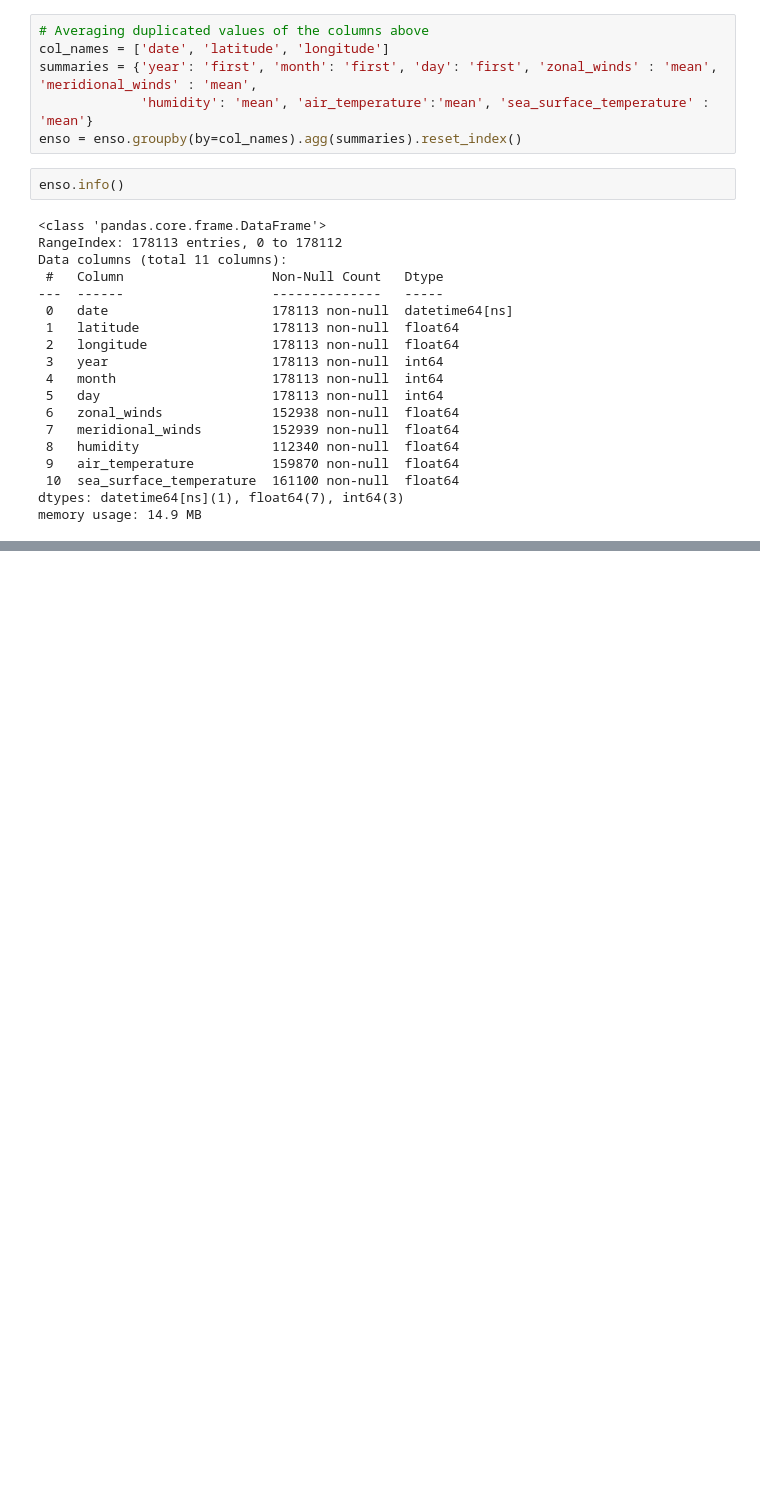
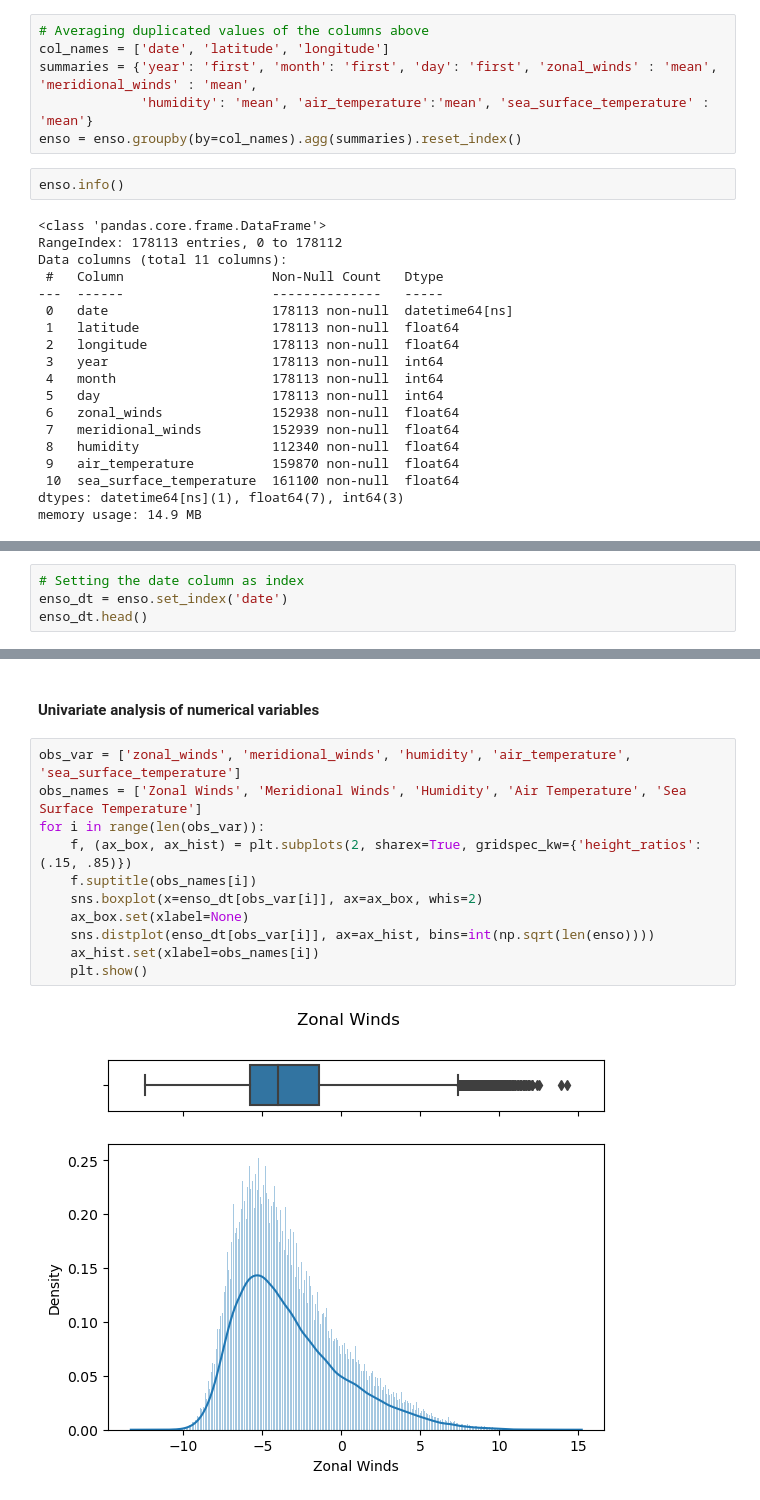
Before and after one commit to agraglez/enso-analysis, a Jupyter notebook: notebooks/enso-analysis.ipynb, the cells around one changed output, grey strips where cells are left out. Cells and saved outputs as stored; diff of their text form; blank space fills up the shorter version.

Commit message:
Adding ENSO.csv files to data and updating notebook

```diff
--- a/notebooks/enso-analysis.ipynb
+++ b/notebooks/enso-analysis.ipynb
@@ -376,0 +378,4 @@ memory usage: 14.9 MB
+# %%
+# Setting the date column as index
+enso_dt = enso.set_index('date')
+enso_dt.head()
@@ -376,0 +390,15 @@ memory usage: 14.9 MB
+# %% [markdown]
+#### Univariate analysis of numerical variables
+# %%
+obs_var = ['zonal_winds', 'meridional_winds', 'humidity', 'air_temperature', 'sea_surface_temperature']
+obs_names = ['Zonal Winds', 'Meridional Winds', 'Humidity', 'Air Temperature', 'Sea Surface Temperature']
+for i in range(len(obs_var)):
+    f, (ax_box, ax_hist) = plt.subplots(2, sharex=True, gridspec_kw={'height_ratios': (.15, .85)})
+    f.suptitle(obs_names[i])
+    sns.boxplot(x=enso_dt[obs_var[i]], ax=ax_box, whis=2)
+    ax_box.set(xlabel=None)
+    sns.distplot(enso_dt[obs_var[i]], ax=ax_hist, bins=int(np.sqrt(len(enso))))
+    ax_hist.set(xlabel=obs_names[i])
+    plt.show()
+# %% [output]
+[figure, added]
```
Also changed, not shown: parts of 41 cells of this notebook, 2 other files.
